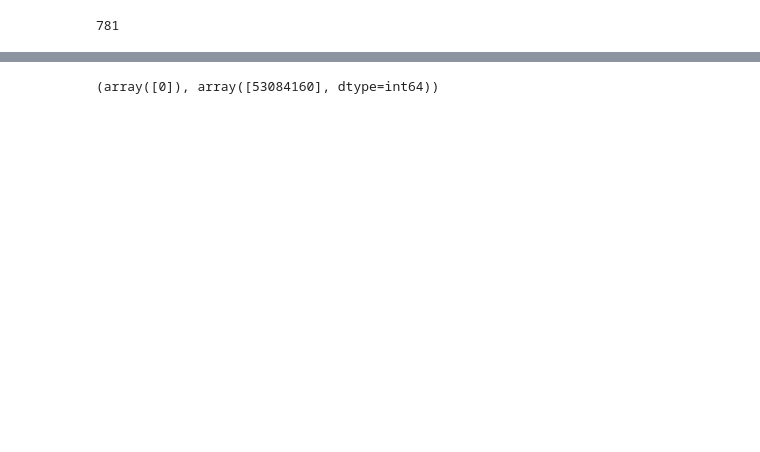
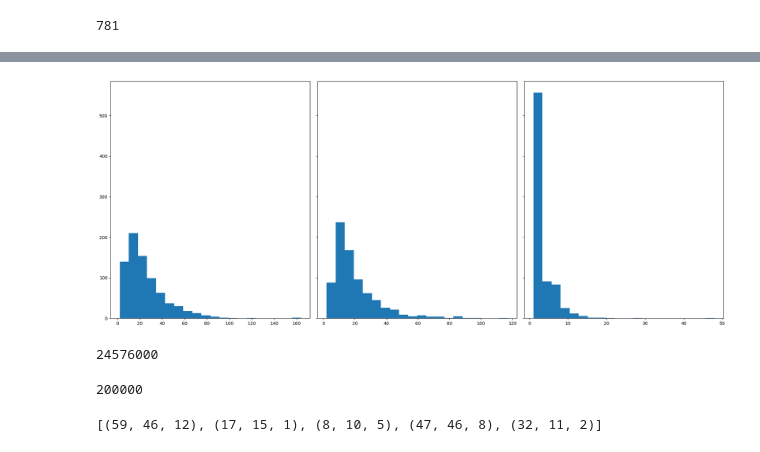
Before and after one commit to drci-foch/ETIS-Image, a Jupyter notebook: algo/UNet/UNet_Training.ipynb, the cells around one changed output, grey strips where cells are left out. Drawn from its saved outputs; the diff is of its cells as text; code cells hidden in the pictures; blank space fills up the shorter version.

```diff
--- a/algo/UNet/UNet_Training.ipynb
+++ b/algo/UNet/UNet_Training.ipynb
@@ -370,7 +367,7 @@ ScalarImage(shape: (1, 768, 768, 90); spacing: (0.30, 0.30, 1.50); orientation:
 # %% [markdown]
 ### Training Loop
 # %%
-model = smp3d.UnetPlusPlus(encoder_name="resnext50_32x4d", encoder_weights="imagenet", in_channels=2, classes=2)
+model = smp3d.UnetPlusPlus(encoder_name="resnext50_32x4d", encoder_weights="imagenet", in_channels=1, classes=2)
 # %%
 dice_loss = smp3d.losses.DiceLoss("binary", from_logits=False, smooth=1)
 # %%
@@ -708,8 +705,8 @@ os.listdir("D:\\data_ETIS_781\\Training\\Predictions\\Validation_Predictions\\SW
 # %% [markdown]
 ### Get dimensions of label bounding cuboid
 # %%
-def get_bounding_cuboid_dimensions (array):
-    labeled_indices = np.argwhere(array == 1.)
+def get_bounding_cuboid_dimensions (array, label_value=2.):
+    labeled_indices = np.argwhere(array == label_value)
 
     if labeled_indices.size == 0:
         return (0,0,0)
@@ -718,20 +715,20 @@ def get_bounding_cuboid_dimensions (array):
     max_coords = labeled_indices.max(axis=0)
 
     x_length = max_coords[0] - min_coords[0] + 1
-    y_length = max_coords[1] - min_coords[2] + 1
+    y_length = max_coords[1] - min_coords[1] + 1
     z_length = max_coords[2] - min_coords[2] + 1
 
     return (x_length, y_length, z_length)
 # %%
 bounding_cuboid_dimensions_list = []
 # %%
-mask_dir = "D:\\data_ETIS_781\\Training\\Train_labels\\MASK_Train"
+mask_dir = "D:\\data_ETIS_781\\Training\\Train_labels\\MASK_Foreground_Train"
 mask_counter = 0
 
 for mask in os.listdir(mask_dir):
     mask_counter += 1
     mask_array = nib.load(os.path.join(mask_dir,mask)).get_fdata()
-    bounding_cuboid_dimensions = get_bounding_cuboid_dimensions(mask_array)
+    bounding_cuboid_dimensions = get_bounding_cuboid_dimensions(mask_array, label_value=2.)
     bounding_cuboid_dimensions_list.append(bounding_cuboid_dimensions)
 
     if bounding_cuboid_dimensions == (0,0,0):
@@ -805,4 +769,26 @@ mask_array = nib.load("G:\\Data_Booster\\data_ETIS_781\\MASK\\2018-104_01-10117-
+# %%
+height_array = np.array(bounding_cuboid_dimensions_list)[:,0]
+width_array = np.array(bounding_cuboid_dimensions_list)[:,1]
+depth_array = np.array(bounding_cuboid_dimensions_list)[:,2]
+# %%
+fig, axs =  plt.subplots(1, 3, figsize=(20, 8), sharey=True)
+
+for i, data in enumerate([height_array, width_array, depth_array]):
+    axs[i].hist(data, 20)
+
+plt.tight_layout()
+plt.show()
+# %% [output]
+[figure, added]
+# %%
+480*640*80
+# %% [output]
+24576000
+# %%
+100*100*20
+# %% [output]
+200000
 # %%
-np.unique(normalized_label_img.data, return_counts=True)
+bounding_cuboid_dimensions_list[:5]
 # %% [output]
-(array([0]), array([53084160], dtype=int64))
+[(59, 46, 12), (17, 15, 1), (8, 10, 5), (47, 46, 8), (32, 11, 2)]
```
Also changed, not shown: parts of 18 cells of this notebook.
